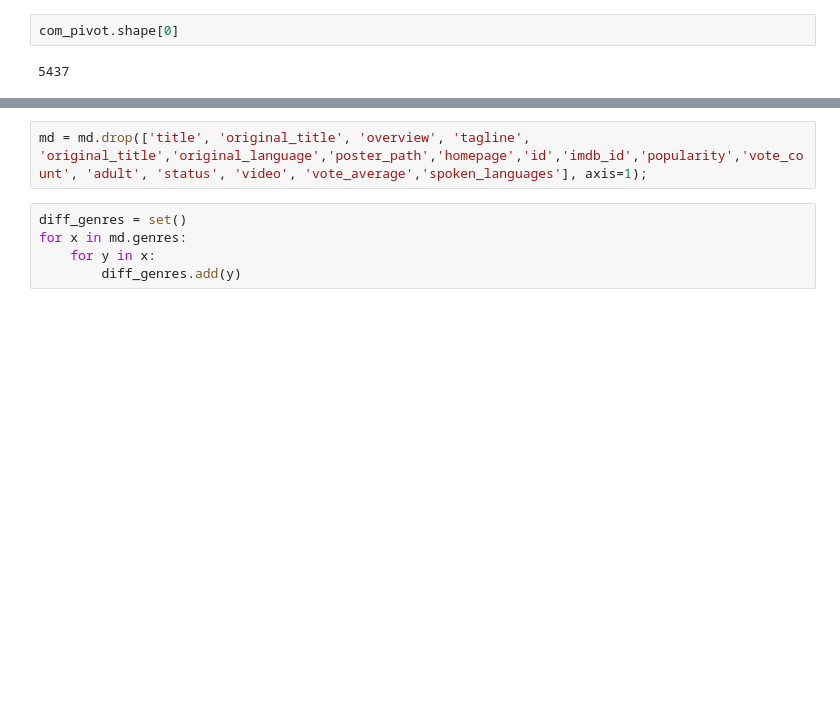
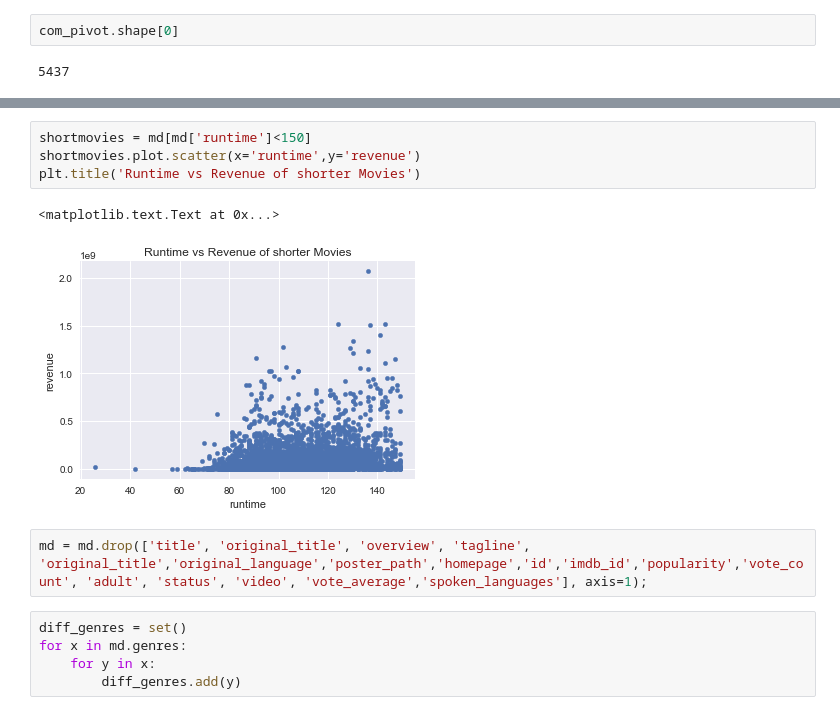
Before and after one commit to aravindsrinivasan/movie-ranking-recommendation-system, a Jupyter notebook: notebooks/Data Analysis1.ipynb, the cells around one changed output, grey strips where cells are left out. Saved outputs shown, nothing was run; the diff lists cells and outputs as text; blank space fills up the shorter version.

```diff
--- a/notebooks/Data Analysis1.ipynb
+++ b/notebooks/Data Analysis1.ipynb
@@ -226,3 +237,10 @@ com_pivot.shape[0]
+# %%
+shortmovies = md[md['runtime']<150]
+shortmovies.plot.scatter(x='runtime',y='revenue')
+plt.title('Runtime vs Revenue of shorter Movies')
+# %% [output]
+<matplotlib.text.Text at 0x...>
+[figure, added]
 # %%
 md = md.drop(['title', 'original_title', 'overview', 'tagline', 'original_title','original_language','poster_path','homepage','id','imdb_id','popularity','vote_count', 'adult', 'status', 'video', 'vote_average','spoken_languages'], axis=1);
 # %%
```
Also changed, not shown: parts of 2 cells of this notebook, 3 other files.
